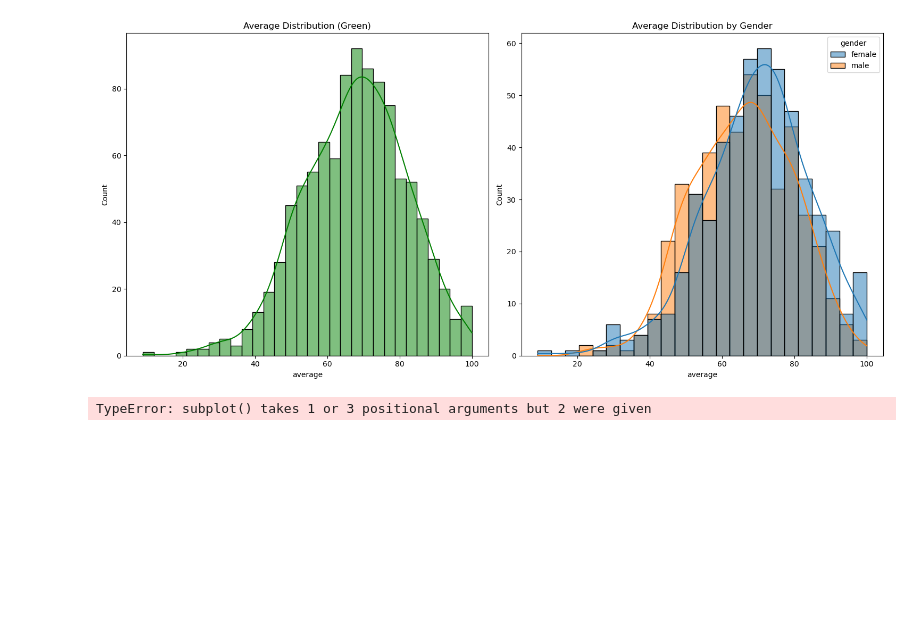
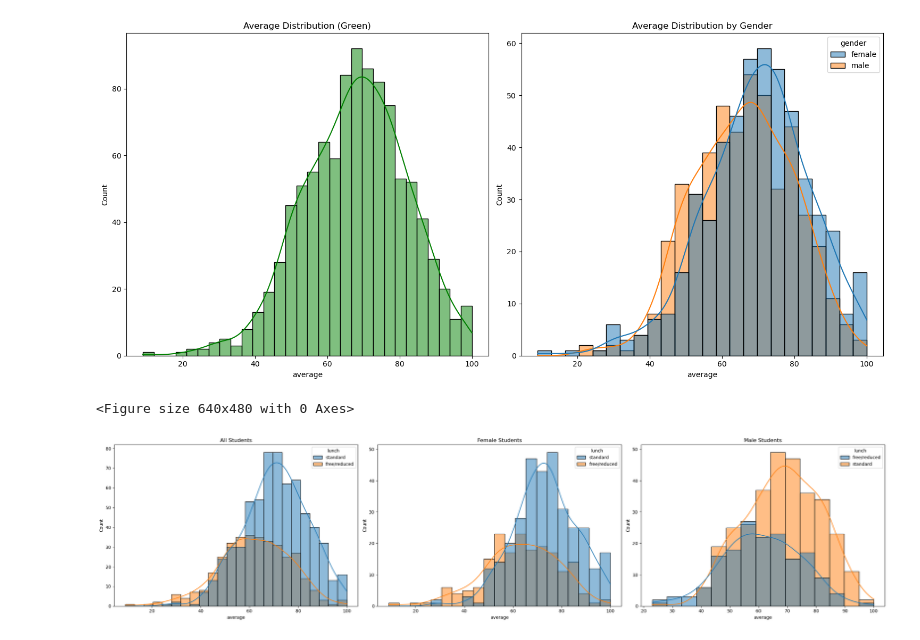
Before and after one commit to prudhvi-png/mlprojects, a Jupyter notebook: notebook/data/EDA STUDENT PERFORMANCE.ipynb, the cells around one changed output. Cells and saved outputs as stored; diff of their text form; code cells hidden in the pictures; blank space fills up the shorter version.

```diff
--- a/notebook/data/EDA STUDENT PERFORMANCE.ipynb
+++ b/notebook/data/EDA STUDENT PERFORMANCE.ipynb
@@ -207,12 +207,22 @@ plt.show()
 [figure]
 [figure]
 # %%
-plt.subplot(1,3,figsize=(25,6))
-plt.subplot(141)
-sns.histplot(data=df,x='avearge',kde=True,hue='lunch')
-plt.subplot(142)
-sns.histplot(data=df[df.gender=='female'],x='average',kde=True,hue='lunch')
-plt.subplot(143)
-sns.histplot(data=df[df.gender=='male'],x='average',kde=True,hue='lunch')
+fig, axs = plt.subplots(1, 3, figsize=(25, 6))
+
+# Plot 1: All students
+sns.histplot(data=df, x='average', kde=True, hue='lunch', ax=axs[0])
+axs[0].set_title('All Students')
+
+# Plot 2: Female students
+sns.histplot(data=df[df.gender == 'female'], x='average', kde=True, hue='lunch', ax=axs[1])
+axs[1].set_title('Female Students')
+
+# Plot 3: Male students
+sns.histplot(data=df[df.gender == 'male'], x='average', kde=True, hue='lunch', ax=axs[2])
+axs[2].set_title('Male Students')
+
+plt.tight_layout()
+plt.show()
 # %% [output]
-TypeError: subplot() takes 1 or 3 positional arguments but 2 were given
+<Figure size 640x480 with 0 Axes>
+[figure, added]
```
